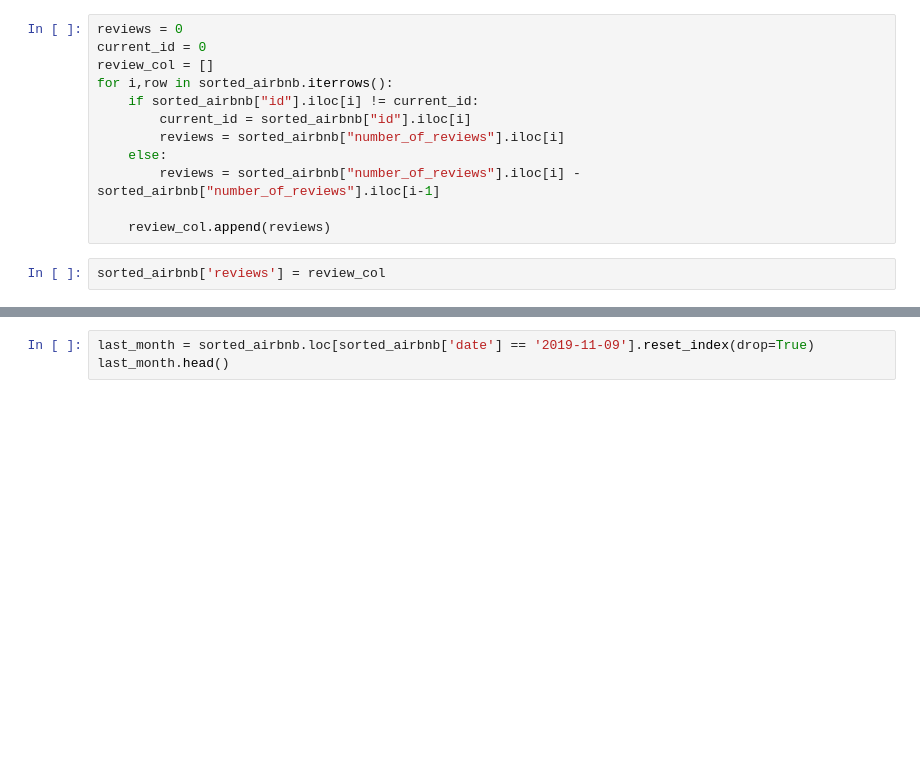
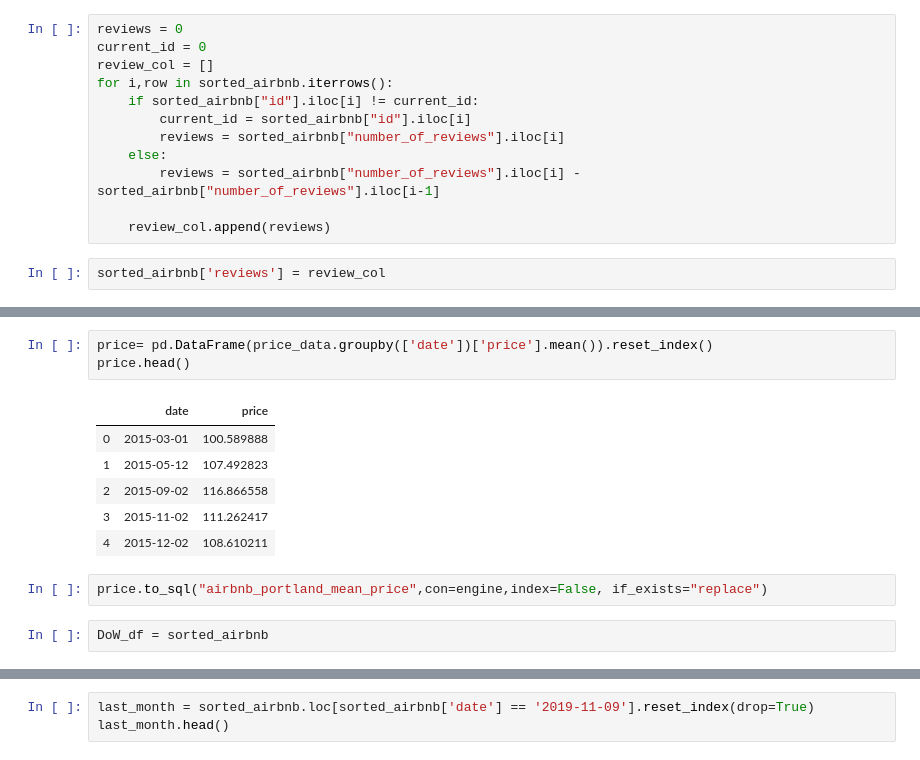
Before and after one commit to brian1581/Creative-Viz-Project, a Jupyter notebook: etl.ipynb, the cells around one changed output, grey strips where cells are left out. Saved outputs shown, nothing was run; the diff lists cells and outputs as text; blank space fills up the shorter version.

```diff
--- a/etl.ipynb
+++ b/etl.ipynb
@@ -232,0 +263,14 @@ sorted_airbnb['reviews'] = review_col
+# %%
+price= pd.DataFrame(price_data.groupby(['date'])['price'].mean()).reset_index()
+price.head()
+# %% [output]
+|  | date | price |
+| 0 | 2015-03-01 | 100.589888 |
+| 1 | 2015-05-12 | 107.492823 |
+| 2 | 2015-09-02 | 116.866558 |
+| 3 | 2015-11-02 | 111.262417 |
+| 4 | 2015-12-02 | 108.610211 |
+# %%
+price.to_sql("airbnb_portland_mean_price",con=engine,index=False, if_exists="replace")
+# %%
+DoW_df = sorted_airbnb
```
Also changed, not shown: parts of 10 cells of this notebook, 6 other files.
